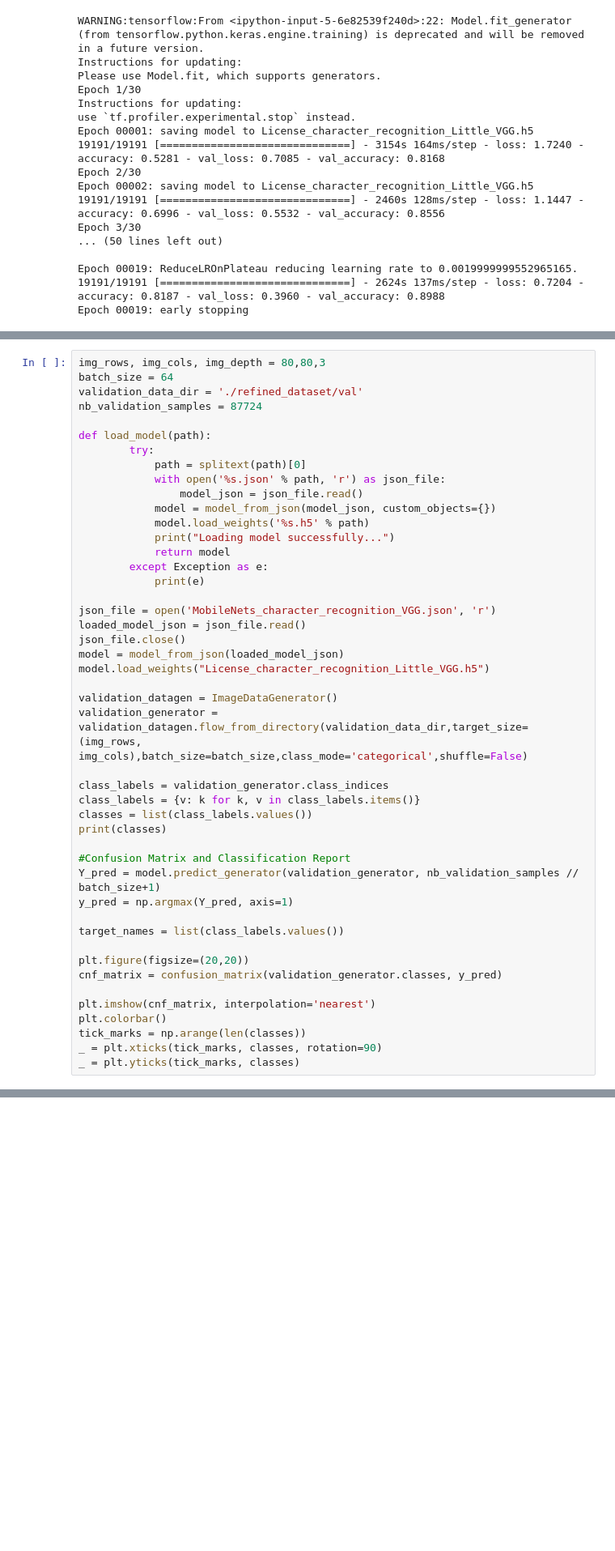
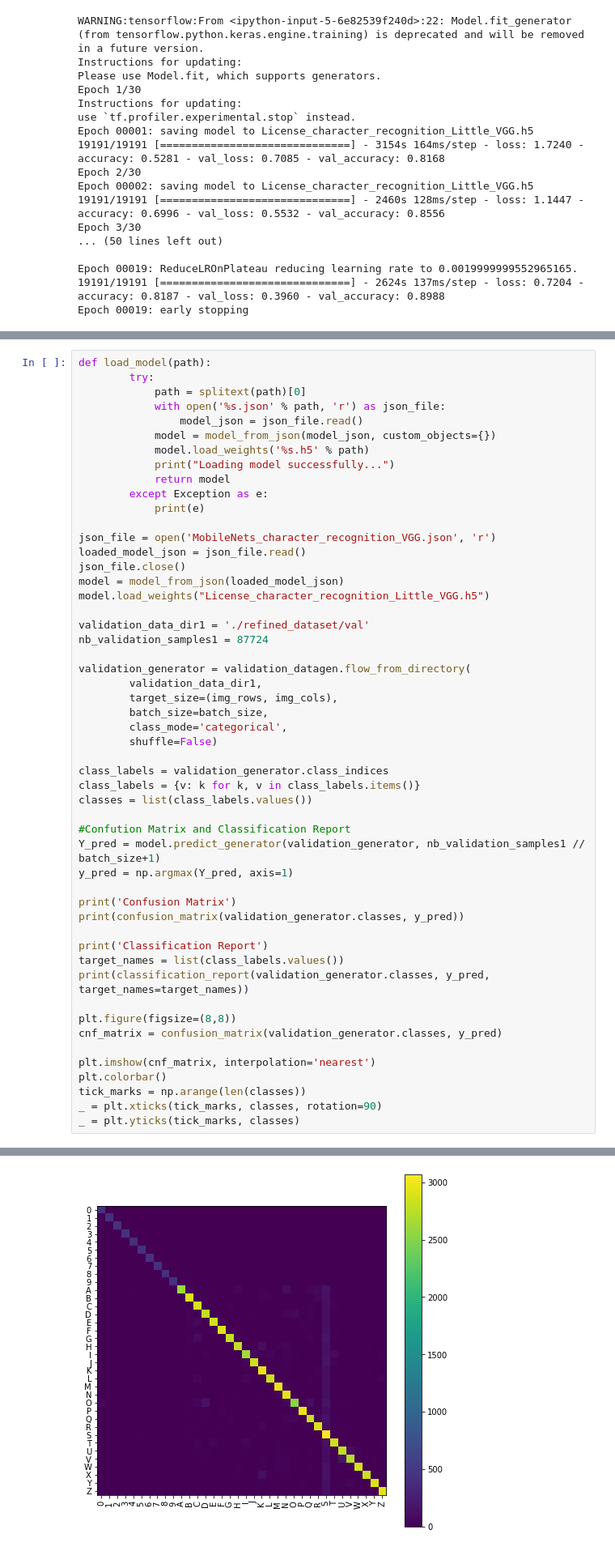
Before and after one commit to droidy12527/DeepLearningModelComparision, a Jupyter notebook: VGG-9_Training.ipynb, the cells around one changed output, grey strips where cells are left out. Shown at 81% size. Cells and saved outputs as stored; diff of their text form; blank space fills up the shorter version.

Commit message:
Done with new model

```diff
--- a/VGG-9_Training.ipynb
+++ b/VGG-9_Training.ipynb
@@ -173,9 +171,4 @@ ImportError: DLL load failed while importing qhull: The specified module could n
 # %%
-img_rows, img_cols, img_depth = 80,80,3
-batch_size = 64
-validation_data_dir = './refined_dataset/val'
-nb_validation_samples = 87724
-
 def load_model(path):
         try:
             path = splitext(path)[0]
@@ -194,21 +187,32 @@ json_file.close()
 model = model_from_json(loaded_model_json)
 model.load_weights("License_character_recognition_Little_VGG.h5")
 
-validation_datagen = ImageDataGenerator()
-validation_generator = validation_datagen.flow_from_directory(validation_data_dir,target_size=(img_rows, img_cols),batch_size=batch_size,class_mode='categorical',shuffle=False)
+validation_data_dir1 = './refined_dataset/val'
+nb_validation_samples1 = 87724
+
+validation_generator = validation_datagen.flow_from_directory(
+        validation_data_dir1,
+        target_size=(img_rows, img_cols),
+        batch_size=batch_size,
+        class_mode='categorical',
+        shuffle=False)
 
 class_labels = validation_generator.class_indices
 class_labels = {v: k for k, v in class_labels.items()}
 classes = list(class_labels.values())
-print(classes)
 
-#Confusion Matrix and Classification Report
-Y_pred = model.predict_generator(validation_generator, nb_validation_samples // batch_size+1)
+#Confution Matrix and Classification Report
+Y_pred = model.predict_generator(validation_generator, nb_validation_samples1 // batch_size+1)
 y_pred = np.argmax(Y_pred, axis=1)
 
+print('Confusion Matrix')
+print(confusion_matrix(validation_generator.classes, y_pred))
+
+print('Classification Report')
 target_names = list(class_labels.values())
+print(classification_report(validation_generator.classes, y_pred, target_names=target_names))
 
-plt.figure(figsize=(20,20))
+plt.figure(figsize=(8,8))
 cnf_matrix = confusion_matrix(validation_generator.classes, y_pred)
 
 plt.imshow(cnf_matrix, interpolation='nearest')
@@ -226,0 +241 @@ ValueError: Found input variables with inconsistent numbers of samples: [87724,
+[figure, added]
```
Also changed, not shown: parts of 2 cells of this notebook, 1 other file.
